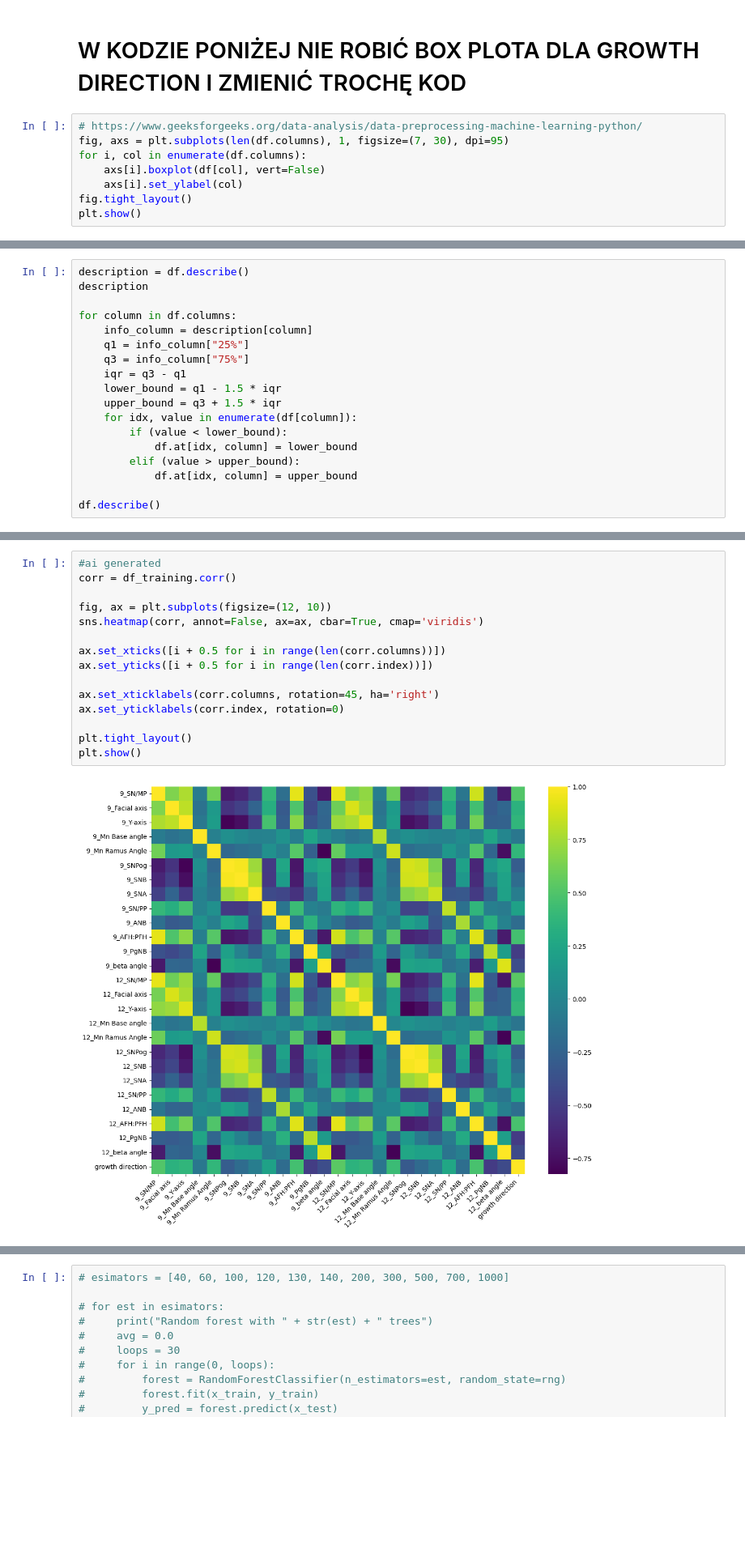
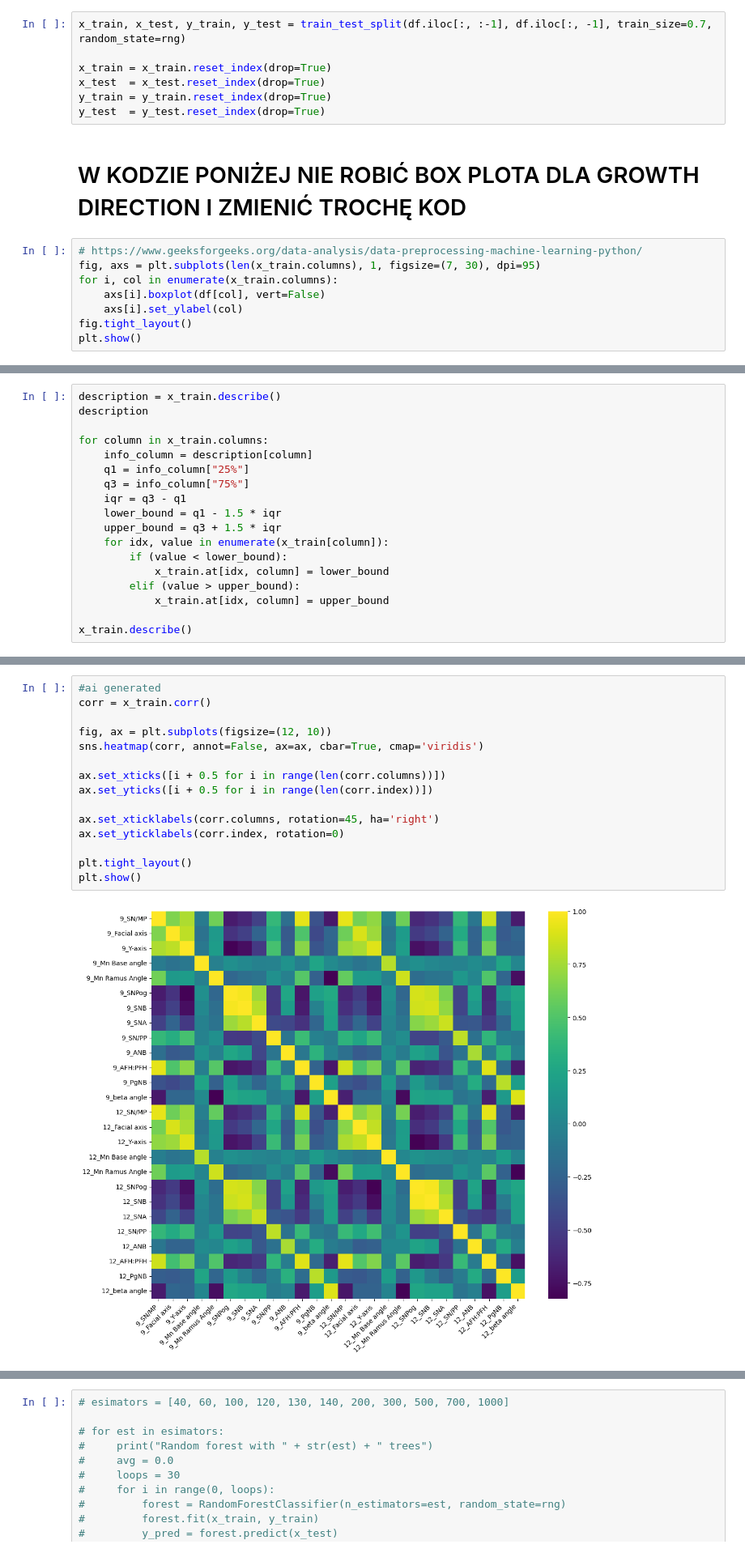
Before and after one commit to R4ken/Machine-Learning-Analysis, a Jupyter notebook: classification/solution.ipynb, the cells around one changed output, grey strips where cells are left out. Shown at 81% size. Cells and saved outputs as stored; diff of their text form; blank space fills up the shorter version.

```diff
--- a/classification/solution.ipynb
+++ b/classification/solution.ipynb
@@ -110,9 +111,16 @@ df.describe()
+# %%
+x_train, x_test, y_train, y_test = train_test_split(df.iloc[:, :-1], df.iloc[:, -1], train_size=0.7, random_state=rng)
+
+x_train = x_train.reset_index(drop=True)
+x_test  = x_test.reset_index(drop=True)
+y_train = y_train.reset_index(drop=True)
+y_test  = y_test.reset_index(drop=True)
 # %% [markdown]
 # W KODZIE PONIŻEJ NIE ROBIĆ BOX PLOTA DLA GROWTH DIRECTION I ZMIENIĆ TROCHĘ KOD
 # %%
 # https://www.geeksforgeeks.org/data-analysis/data-preprocessing-machine-learning-python/
-fig, axs = plt.subplots(len(df.columns), 1, figsize=(7, 30), dpi=95)
-for i, col in enumerate(df.columns):
+fig, axs = plt.subplots(len(x_train.columns), 1, figsize=(7, 30), dpi=95)
+for i, col in enumerate(x_train.columns):
     axs[i].boxplot(df[col], vert=False)
     axs[i].set_ylabel(col)
 fig.tight_layout()
@@ -122,20 +130,20 @@ plt.show()
 # %%
-description = df.describe()
+description = x_train.describe()
 description
 
-for column in df.columns:
+for column in x_train.columns:
     info_column = description[column]
     q1 = info_column["25%"]
     q3 = info_column["75%"]
     iqr = q3 - q1
     lower_bound = q1 - 1.5 * iqr
     upper_bound = q3 + 1.5 * iqr
-    for idx, value in enumerate(df[column]):
+    for idx, value in enumerate(x_train[column]):
         if (value < lower_bound):
-            df.at[idx, column] = lower_bound
+            x_train.at[idx, column] = lower_bound
         elif (value > upper_bound):
-            df.at[idx, column] = upper_bound
+            x_train.at[idx, column] = upper_bound
 
-df.describe()
+x_train.describe()
 # %% [output]
 |  | 9_SN/MP | 9_Facial axis | 9_Y-axis | 9_Mn Base angle | 9_Mn Ramus Angle | 9_SNPog | 9_SNB | 9_SNA | ... |
@@ -176,18 +179,18 @@ growth direction   0.503646       0.340506  ...      -0.414920          1.000000
 # %%
 #ai generated
-corr = df_training.corr()
+corr = x_train.corr()
 
 fig, ax = plt.subplots(figsize=(12, 10))
 sns.heatmap(corr, annot=False, ax=ax, cbar=True, cmap='viridis')
 
 ax.set_xticks([i + 0.5 for i in range(len(corr.columns))])
 ax.set_yticks([i + 0.5 for i in range(len(corr.index))])
 
 ax.set_xticklabels(corr.columns, rotation=45, ha='right')
 ax.set_yticklabels(corr.index, rotation=0)
 
 plt.tight_layout()
 plt.show()
 # %% [output]
-[figure, old version]
+[figure, new version]
 # %%
```
Also changed, not shown: parts of 17 cells of this notebook.
